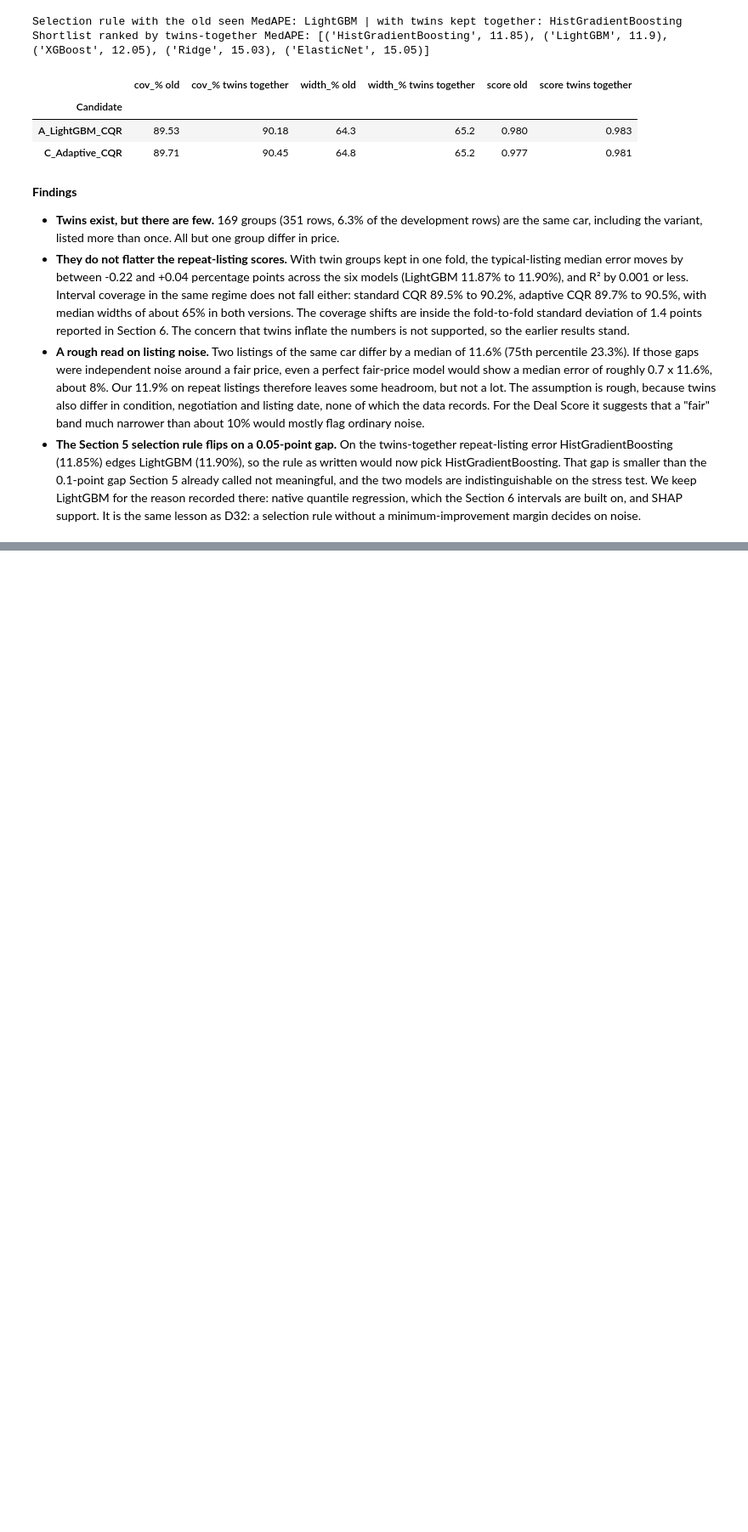
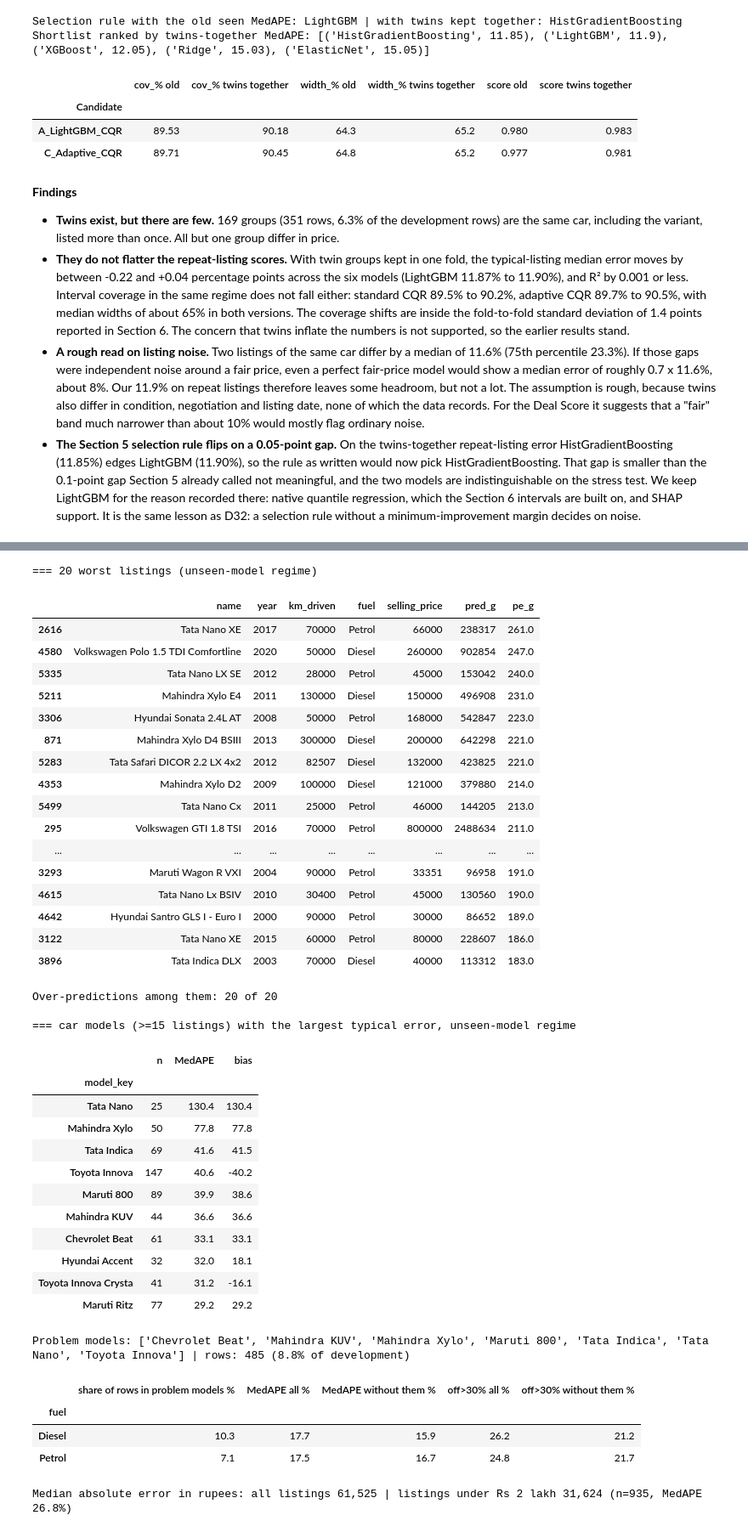
Before and after one commit to aayaan-khan/Used-Cars-Cost-Prediction, a Jupyter notebook: notebooks/Used_Cars_Cost_Prediction.ipynb, the cells around one changed output, grey strips where cells are left out. Shown at 85% size. Saved outputs shown, nothing was run; the diff lists cells and outputs as text; code cells hidden in the pictures; blank space fills up the shorter version.

```diff
--- a/notebooks/Used_Cars_Cost_Prediction.ipynb
+++ b/notebooks/Used_Cars_Cost_Prediction.ipynb
@@ -1707,0 +1819,68 @@ display(pd.DataFrame(rows).set_index("Candidate"))
+# %%
+# Cell 41: the worst listings, the worst car models, and a test of the diesel hint from Section 6
+worst = err.sort_values("ape_g", ascending=False).head(20)
+print("=== 20 worst listings (unseen-model regime)")
+display(worst[["name", "year", "km_driven", "fuel", "selling_price", "pred_g", "pe_g"]].round(0).astype({"selling_price": int, "pred_g": int}))
+print("Over-predictions among them:", int((worst.pe_g > 0).sum()), "of 20")
+
+by_model = err.groupby("model_key").agg(n=("ape_g", "size"), MedAPE=("ape_g", "median"), bias=("pe_g", "median")).round(1)
+print("\n=== car models (>=15 listings) with the largest typical error, unseen-model regime")
+display(by_model[by_model.n >= 15].sort_values("MedAPE", ascending=False).head(10))
+
+# 'problem models': at least 15 listings and a median signed error beyond +-30% (threshold chosen after looking, so exploratory)
+problem = by_model[(by_model.n >= 15) & (by_model.bias.abs() > 30)].index
+err["in_problem_model"] = err.model_key.isin(problem)
+print("\nProblem models:", sorted(problem), "| rows:", int(err.in_problem_model.sum()),
+      f"({100 * err.in_problem_model.mean():.1f}% of development)")
+rows = []
+for f in ["Diesel", "Petrol"]:
+    s = err[err.fuel == f]
+    rows.append({"fuel": f, "share of rows in problem models %": 100 * s.in_problem_model.mean(),
+                 "MedAPE all %": s.ape_g.median(), "MedAPE without them %": s[~s.in_problem_model].ape_g.median(),
+                 "off>30% all %": 100 * (s.ape_g > 30).mean(), "off>30% without them %": 100 * (s[~s.in_problem_model].ape_g > 30).mean()})
+display(pd.DataFrame(rows).set_index("fuel").round(1))
+
+rupee = (err.ape_g / 100 * err.selling_price)
+cheap = err.selling_price < 200_000
+print(f"\nMedian absolute error in rupees: all listings {rupee.median():,.0f} | listings under Rs 2 lakh {rupee[cheap].median():,.0f} "
+      f"(n={cheap.sum()}, MedAPE {err.ape_g[cheap].median():.1f}%)")
+# %% [output]
+=== 20 worst listings (unseen-model regime)
+|  | name | year | km_driven | fuel | selling_price | pred_g | pe_g |
+| 2616 | Tata Nano XE | 2017 | 70000 | Petrol | 66000 | 238317 | 261.0 |
+| 4580 | Volkswagen Polo 1.5 TDI Comfortline | 2020 | 50000 | Diesel | 260000 | 902854 | 247.0 |
+| 5335 | Tata Nano LX SE | 2012 | 28000 | Petrol | 45000 | 153042 | 240.0 |
+| 5211 | Mahindra Xylo E4 | 2011 | 130000 | Diesel | 150000 | 496908 | 231.0 |
+| 3306 | Hyundai Sonata 2.4L AT | 2008 | 50000 | Petrol | 168000 | 542847 | 223.0 |
+| 871 | Mahindra Xylo D4 BSIII | 2013 | 300000 | Diesel | 200000 | 642298 | 221.0 |
+| 5283 | Tata Safari DICOR 2.2 LX 4x2 | 2012 | 82507 | Diesel | 132000 | 423825 | 221.0 |
+| 4353 | Mahindra Xylo D2 | 2009 | 100000 | Diesel | 121000 | 379880 | 214.0 |
+| 5499 | Tata Nano Cx | 2011 | 25000 | Petrol | 46000 | 144205 | 213.0 |
+| 295 | Volkswagen GTI 1.8 TSI | 2016 | 70000 | Petrol | 800000 | 2488634 | 211.0 |
+| ... | ... | ... | ... | ... | ... | ... | ... |
+| 3293 | Maruti Wagon R VXI | 2004 | 90000 | Petrol | 33351 | 96958 | 191.0 |
+| 4615 | Tata Nano Lx BSIV | 2010 | 30400 | Petrol | 45000 | 130560 | 190.0 |
+| 4642 | Hyundai Santro GLS I - Euro I | 2000 | 90000 | Petrol | 30000 | 86652 | 189.0 |
+| 3122 | Tata Nano XE | 2015 | 60000 | Petrol | 80000 | 228607 | 186.0 |
+| 3896 | Tata Indica DLX | 2003 | 70000 | Diesel | 40000 | 113312 | 183.0 |
+Over-predictions among them: 20 of 20
+
+=== car models (>=15 listings) with the largest typical error, unseen-model regime
+|  | n | MedAPE | bias |
+| model_key |  |  |  |
+| Tata Nano | 25 | 130.4 | 130.4 |
+| Mahindra Xylo | 50 | 77.8 | 77.8 |
+| Tata Indica | 69 | 41.6 | 41.5 |
+| Toyota Innova | 147 | 40.6 | -40.2 |
+| Maruti 800 | 89 | 39.9 | 38.6 |
+| Mahindra KUV | 44 | 36.6 | 36.6 |
+| Chevrolet Beat | 61 | 33.1 | 33.1 |
+| Hyundai Accent | 32 | 32.0 | 18.1 |
+| Toyota Innova Crysta | 41 | 31.2 | -16.1 |
+| Maruti Ritz | 77 | 29.2 | 29.2 |
+Problem models: ['Chevrolet Beat', 'Mahindra KUV', 'Mahindra Xylo', 'Maruti 800', 'Tata Indica', 'Tata Nano', 'Toyota Innova'] | rows: 485 (8.8% of development)
+|  | share of rows in problem models % | MedAPE all % | MedAPE without them % | off>30% all % | off>30% without them % |
+| fuel |  |  |  |  |  |
+| Diesel | 10.3 | 17.7 | 15.9 | 26.2 | 21.2 |
+| Petrol | 7.1 | 17.5 | 16.7 | 24.8 | 21.7 |
+Median absolute error in rupees: all listings 61,525 | listings under Rs 2 lakh 31,624 (n=935, MedAPE 26.8%)
```
Also changed, not shown: parts of 5 cells of this notebook, 3 other files.
